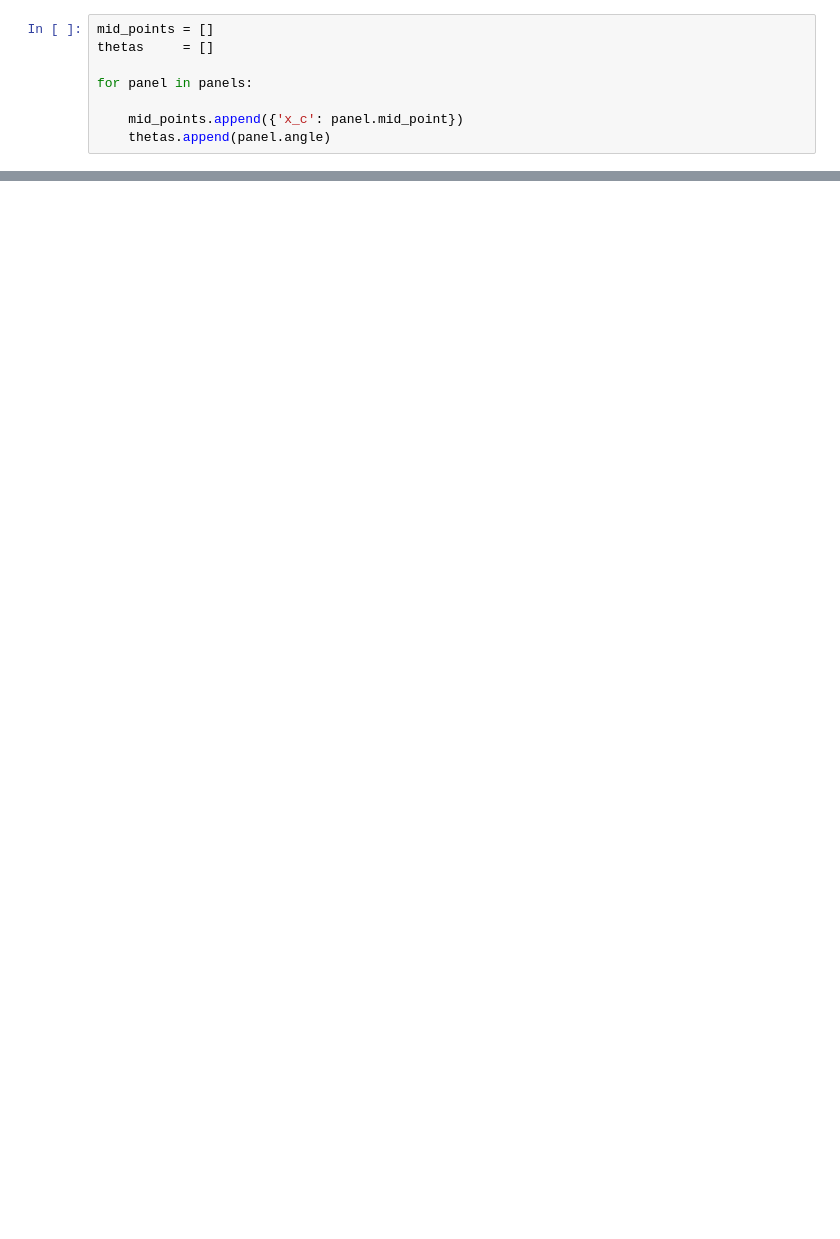
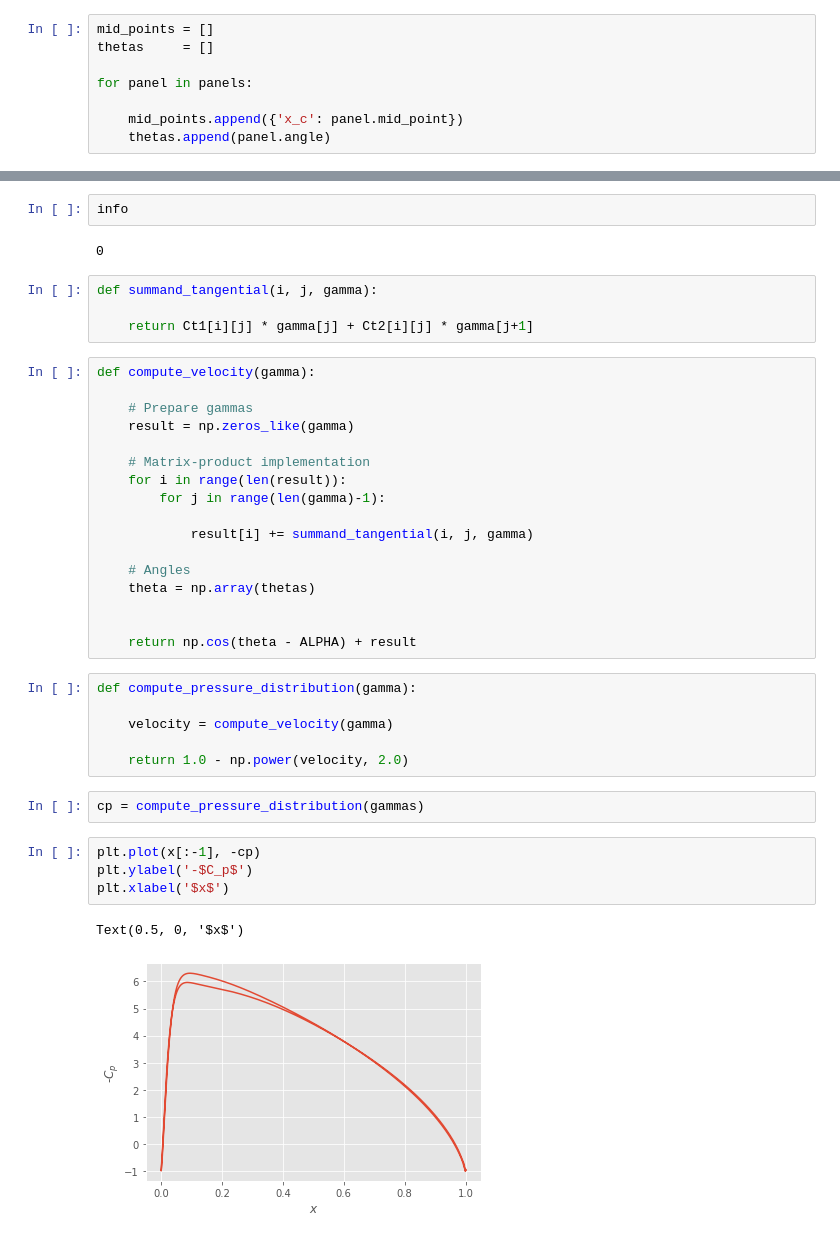
Before and after one commit to KikeM/vortex-method, a Jupyter notebook: notebooks/panel_method.ipynb, the cells around one changed output, grey strips where cells are left out. Cells and saved outputs as stored; diff of their text form; blank space fills up the shorter version.

```diff
--- a/notebooks/panel_method.ipynb
+++ b/notebooks/panel_method.ipynb
@@ -156,0 +251,40 @@ for row in range(C1.shape[0]):
+# %%
+info
+# %% [output]
+0
+# %%
+def summand_tangential(i, j, gamma):
+
+    return Ct1[i][j] * gamma[j] + Ct2[i][j] * gamma[j+1]
+# %%
+def compute_velocity(gamma):
+
+    # Prepare gammas
+    result = np.zeros_like(gamma)
+
+    # Matrix-product implementation
+    for i in range(len(result)):
+        for j in range(len(gamma)-1):
+
+            result[i] += summand_tangential(i, j, gamma)
+
+    # Angles
+    theta = np.array(thetas)
+
+
+    return np.cos(theta - ALPHA) + result
+# %%
+def compute_pressure_distribution(gamma):
+
+    velocity = compute_velocity(gamma)
+
+    return 1.0 - np.power(velocity, 2.0)
+# %%
+cp = compute_pressure_distribution(gammas)
+# %%
+plt.plot(x[:-1], -cp)
+plt.ylabel('-$C_p$')
+plt.xlabel('$x$')
+# %% [output]
+Text(0.5, 0, '$x$')
+[figure, added]
```
Also changed, not shown: parts of 30 cells of this notebook, 2 other files.
